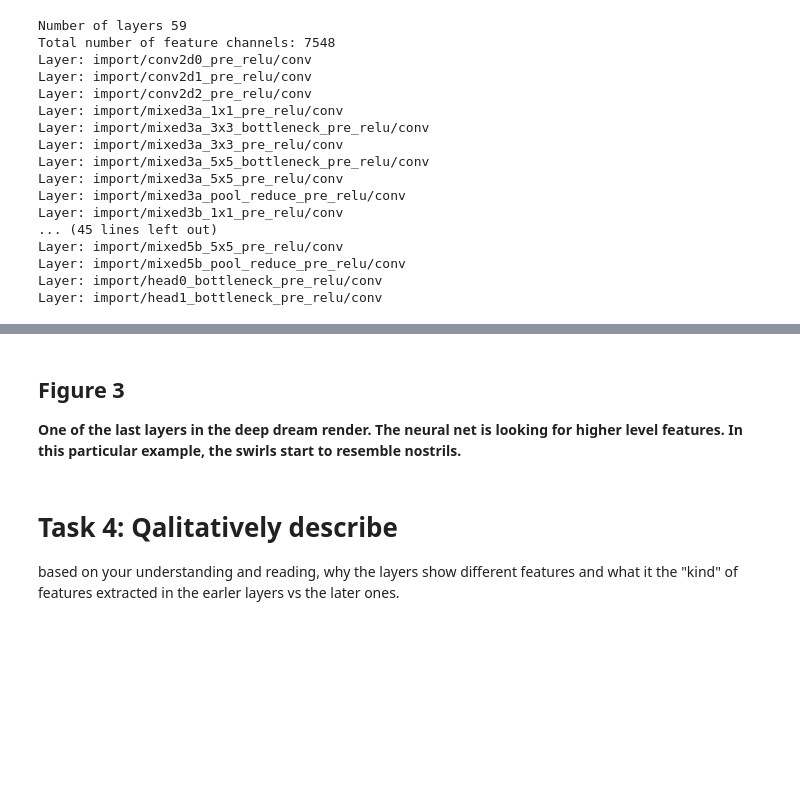
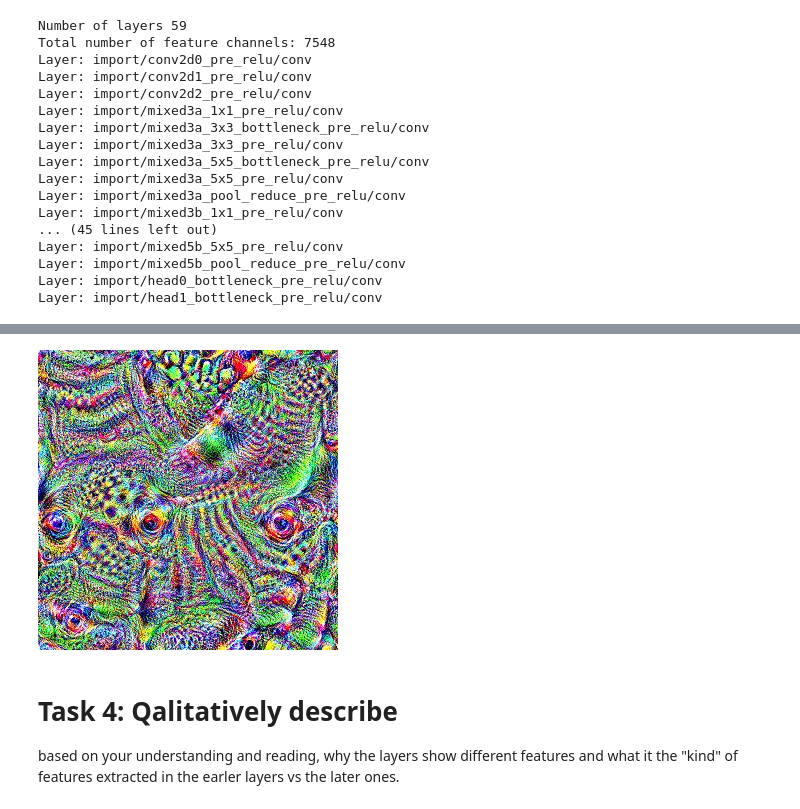
Before and after one commit to nkorzounUD/DSPS_NKorzoun, a Jupyter notebook: HW9/deepdream.ipynb, the cells around one changed output, grey strips where cells are left out. Drawn from its saved outputs; the diff is of its cells as text; code cells hidden in the pictures; blank space fills up the shorter version.

```diff
--- a/HW9/deepdream.ipynb
+++ b/HW9/deepdream.ipynb
@@ -223,6 +226,8 @@ final = render_deepdream(tf.square(T(layer)), rnd)
-# %% [markdown]
-## **Figure 3**
-**One of the last layers in the deep dream render. The neural net is looking for higher level features. In this particular example, the swirls start to resemble nostrils.**
+# %%
+layer = "mixed5b_pool_reduce_pre_relu"
+final = render_deepdream(tf.square(T(layer)), rnd)
+# %% [output]
+[figure, added]
 # %% [markdown]
 # Task 4:  Qalitatively describe
 based on your understanding and reading, why the layers show different features and what it the "kind" of features extracted in the earler layers vs the later ones.
```
Also changed, not shown: parts of 22 cells of this notebook.
